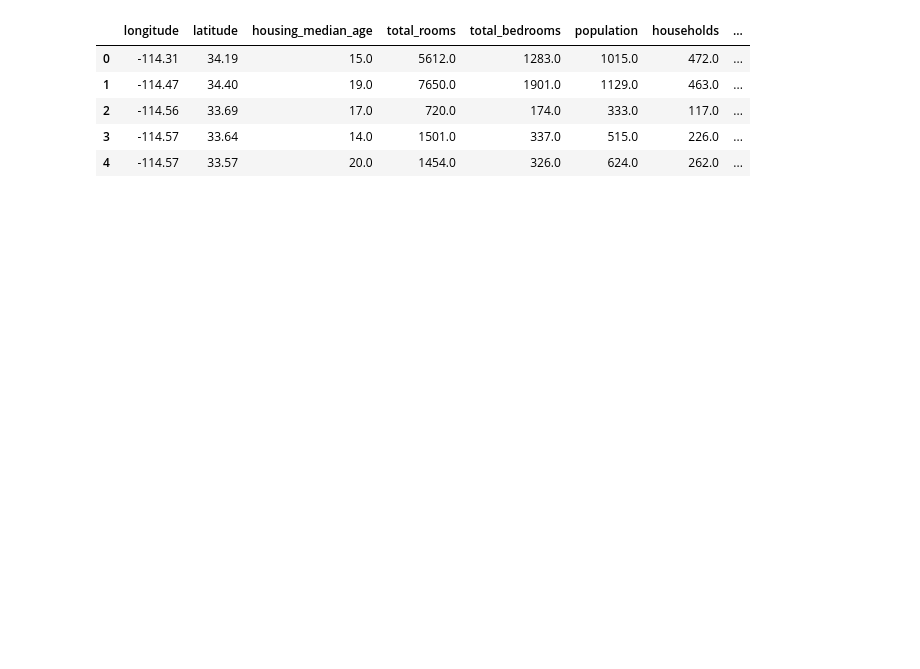
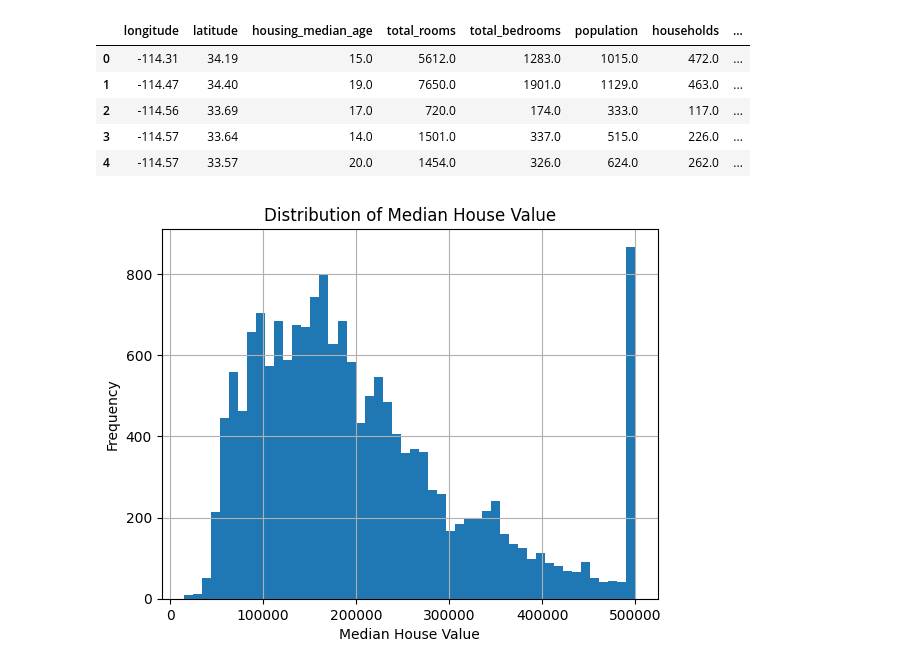
Before and after one commit to NohAhyeon/oss, a Jupyter notebook: test_pandas.ipynb, the cells around one changed output. Drawn from its saved outputs; the diff is of its cells as text; code cells hidden in the pictures; blank space fills up the shorter version.

```diff
--- a/test_pandas.ipynb
+++ b/test_pandas.ipynb
@@ -13,3 +13,18 @@ df.head()
 | 2 | -114.56 | 33.69 | 17.0 | 720.0 | 174.0 | 333.0 | 117.0 | ... |
 | 3 | -114.57 | 33.64 | 14.0 | 1501.0 | 337.0 | 515.0 | 226.0 | ... |
 | 4 | -114.57 | 33.57 | 20.0 | 1454.0 | 326.0 | 624.0 | 262.0 | ... |
+# %%
+import pandas as pd
+import matplotlib.pyplot as plt
+
+# CSV 파일 읽기
+df = pd.read_csv('sample_data/california_housing_train.csv')
+
+# 'median_house_value'의 히스토그램 그리기
+df['median_house_value'].hist(bins=50)
+plt.title('Distribution of Median House Value')
+plt.xlabel('Median House Value')
+plt.ylabel('Frequency')
+plt.show()
+# %% [output]
+[figure, added]
```
